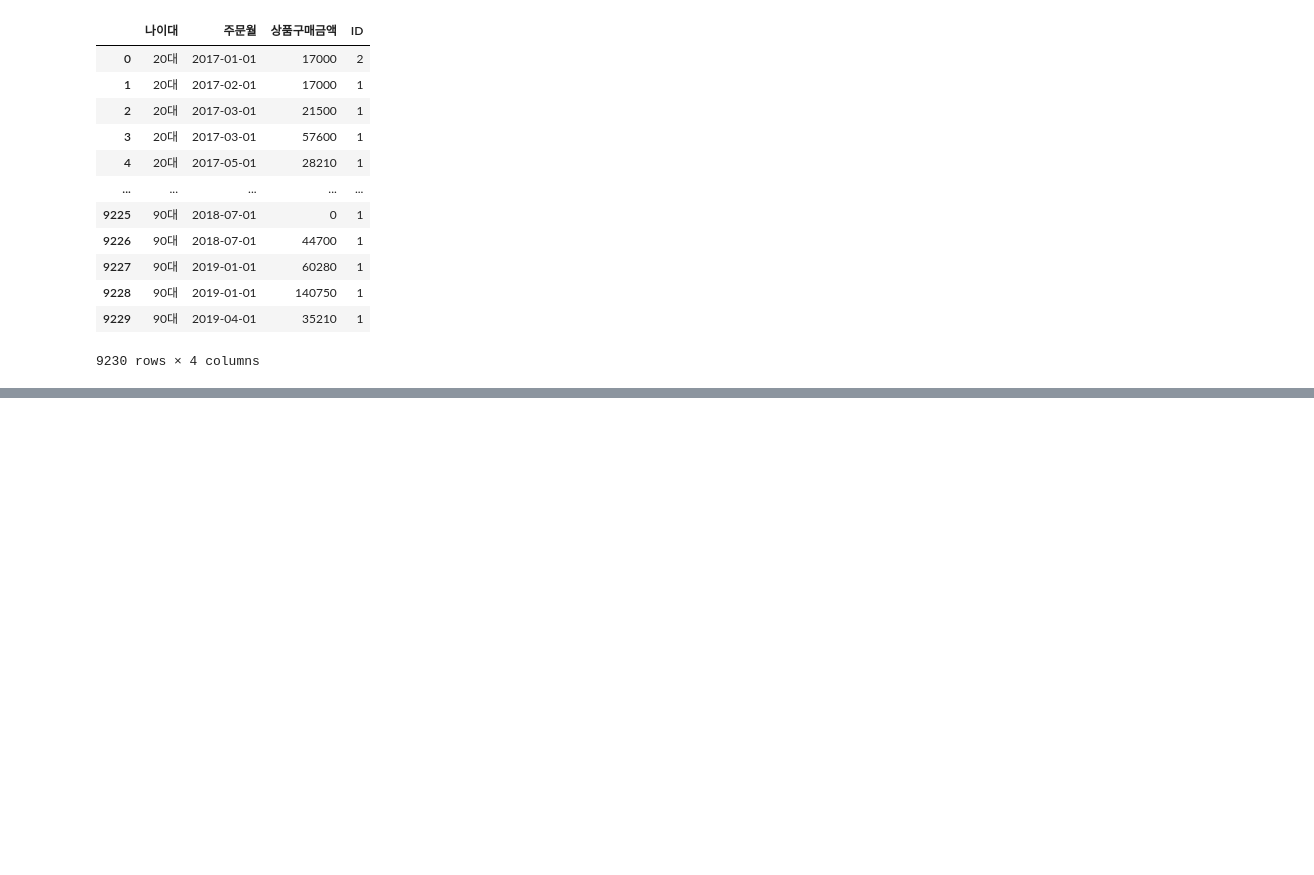
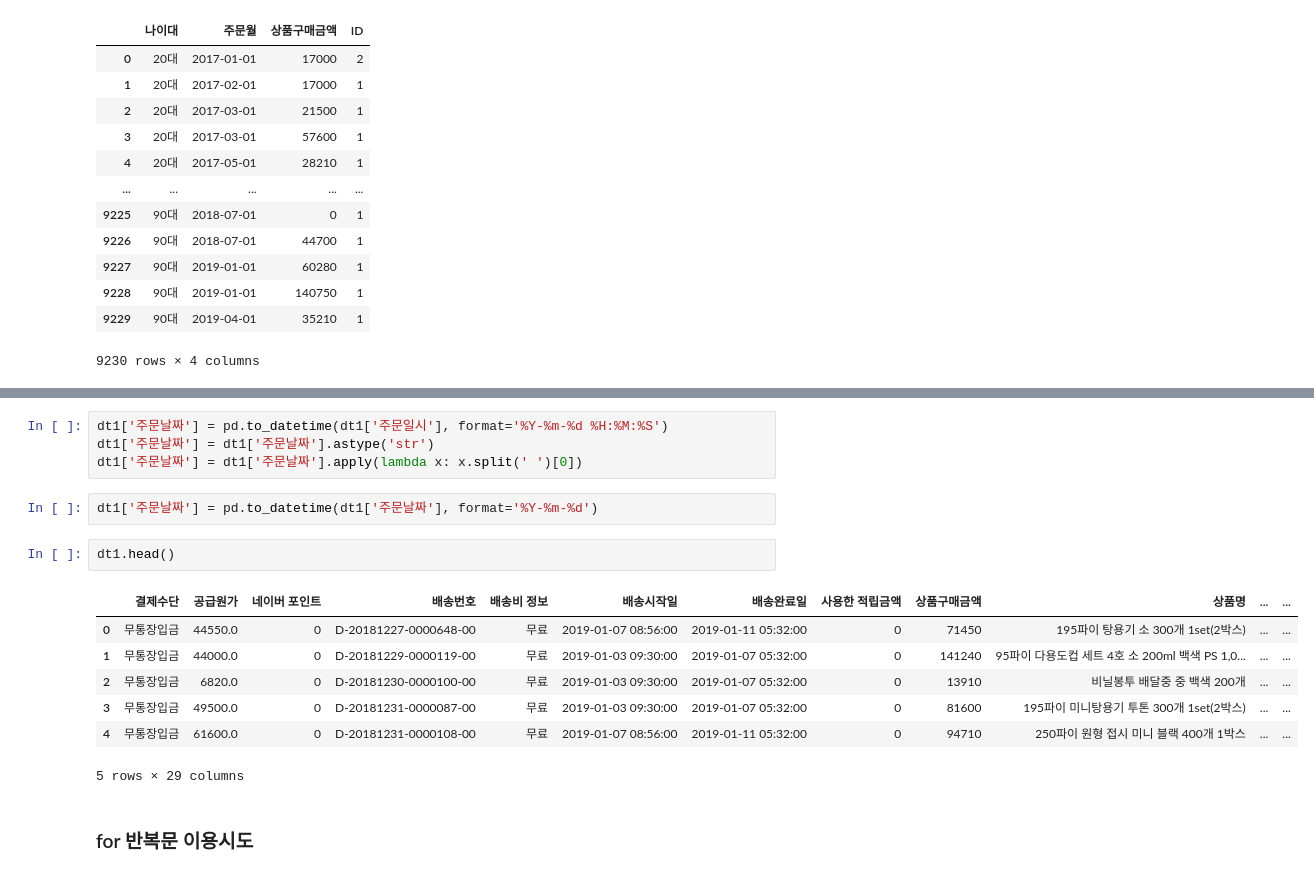
Before and after one commit to Liamns/1_project, a Jupyter notebook: jwp.ipynb, the cells around one changed output, grey strips where cells are left out. Saved outputs shown, nothing was run; the diff lists cells and outputs as text; blank space fills up the shorter version.

```diff
--- a/jwp.ipynb
+++ b/jwp.ipynb
@@ -653,0 +761,18 @@ Did you mean "base"?
+# %%
+dt1['주문날짜'] = pd.to_datetime(dt1['주문일시'], format='%Y-%m-%d %H:%M:%S')
+dt1['주문날짜'] = dt1['주문날짜'].astype('str')
+dt1['주문날짜'] = dt1['주문날짜'].apply(lambda x: x.split(' ')[0])
+# %%
+dt1['주문날짜'] = pd.to_datetime(dt1['주문날짜'], format='%Y-%m-%d')
+# %%
+dt1.head()
+# %% [output]
+|  | 결제수단 | 공급원가 | 네이버 포인트 | 배송번호 | 배송비 정보 | 배송시작일 | 배송완료일 | 사용한 적립금액 | 상품구매금액 | 상품명 | ... | ... |
+| 0 | 무통장입금 | 44550.0 | 0 | D-20181227-0000648-00 | 무료 | 2019-01-07 08:56:00 | 2019-01-11 05:32:00 | 0 | 71450 | 195파이 탕용기 소 300개 1set(2박스) | ... | ... |
+| 1 | 무통장입금 | 44000.0 | 0 | D-20181229-0000119-00 | 무료 | 2019-01-03 09:30:00 | 2019-01-07 05:32:00 | 0 | 141240 | 95파이 다용도컵 세트 4호 소 200ml 백색 PS 1,0... | ... | ... |
+| 2 | 무통장입금 | 6820.0 | 0 | D-20181230-0000100-00 | 무료 | 2019-01-03 09:30:00 | 2019-01-07 05:32:00 | 0 | 13910 | 비닐봉투 배달중 중 백색 200개 | ... | ... |
+| 3 | 무통장입금 | 49500.0 | 0 | D-20181231-0000087-00 | 무료 | 2019-01-03 09:30:00 | 2019-01-07 05:32:00 | 0 | 81600 | 195파이 미니탕용기 투톤 300개 1set(2박스) | ... | ... |
+| 4 | 무통장입금 | 61600.0 | 0 | D-20181231-0000108-00 | 무료 | 2019-01-07 08:56:00 | 2019-01-11 05:32:00 | 0 | 94710 | 250파이 원형 접시 미니 블랙 400개 1박스 | ... | ... |
+5 rows × 29 columns
+# %% [markdown]
+### for 반복문 이용시도
```
Also changed, not shown: parts of 32 cells of this notebook.
